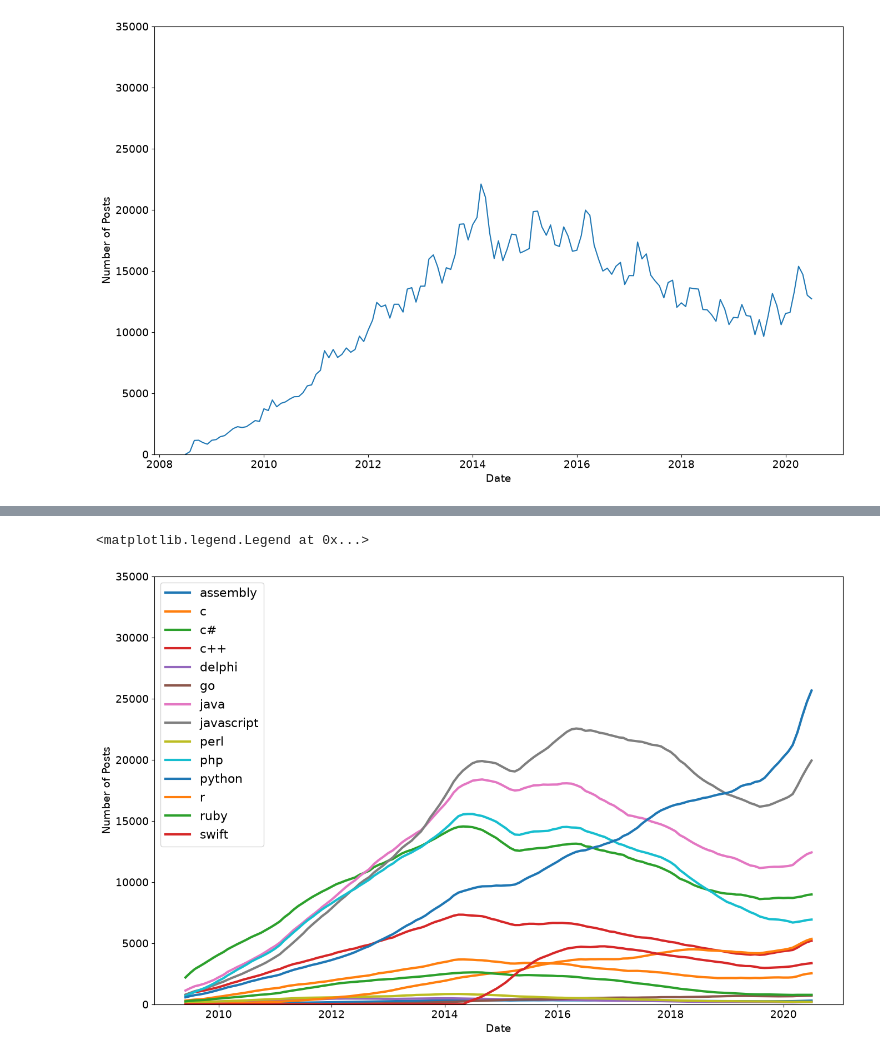
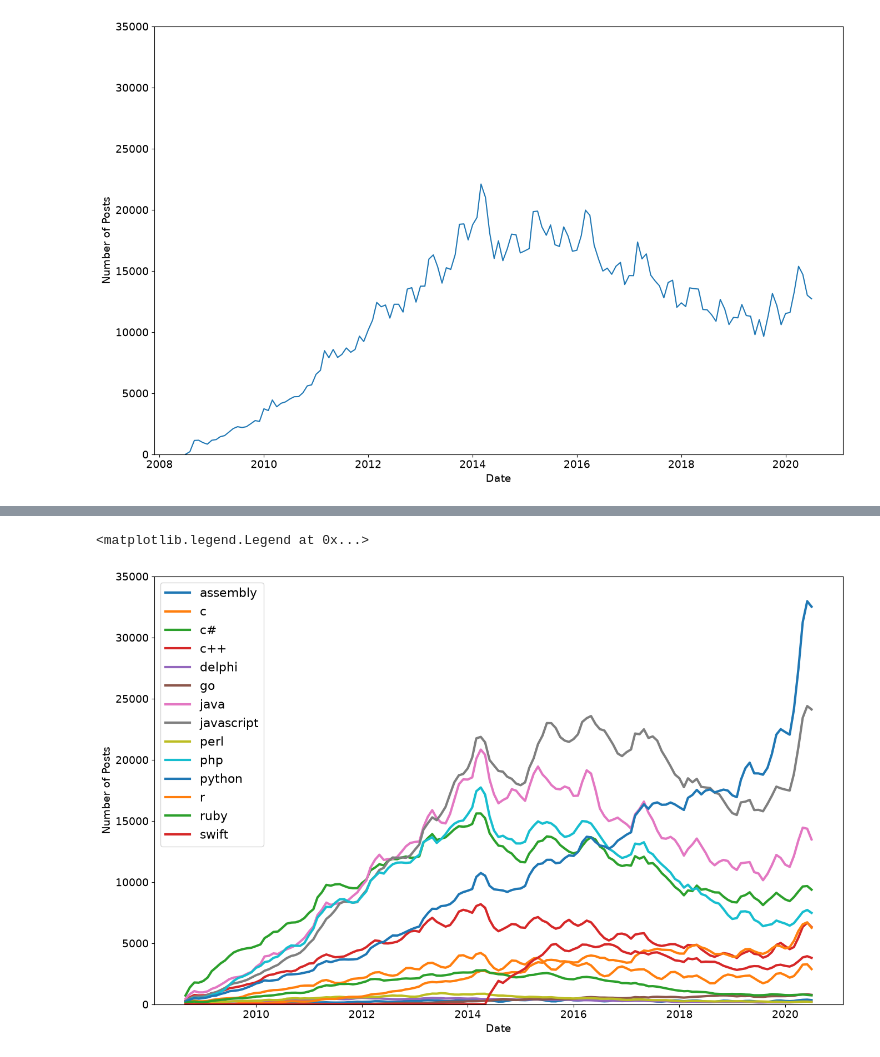
Before and after one commit to luisssSoto/100DifferentProjectsInPython, a Jupyter notebook: Day 73/main.ipynb, the cells around one changed output, grey strips where cells are left out. Saved outputs shown, nothing was run; the diff lists cells and outputs as text; code cells hidden in the pictures.

```diff
--- a/Day 73/main.ipynb
+++ b/Day 73/main.ipynb
@@ -193,8 +216,8 @@ dtype: int64
 # Instead, we want to substitute the number 0 for each NaN value in the DataFrame.
 # We can do this with the .fillna() method.
 
-reshaped.fillna(0, inplace=True)
-reshaped.count()
+reshaped_df.fillna(0, inplace=True)
+reshaped_df.count()
 # %% [output]
 TAG
 assembly      145
@@ -292,14 +274,0 @@ reshaped
-# %%
-# But wait, which language is which? It's really hard to make out without a legend that tells us which colour
-# corresponds to each language. Let's modify the plotting code to add a label for each line based on the column
-# name (and make the lines thicker at the same time using linewidth). Then let's add a legend to our chart:
-
-pyplot.figure(figsize=(16, 10))
-pyplot.xticks(fontsize=14)
-pyplot.yticks(fontsize=14)
-pyplot.xlabel('Date', fontsize=14)
-pyplot.ylabel('Number of Posts', fontsize=14)
-pyplot.ylim(0, 35000)
-for col in reshaped.columns:
-    pyplot.plot(reshaped.index, reshaped[col], linewidth=3, label=reshaped[col].name)
-pyplot.legend(fontsize=16)
@@ -309,19 +307,29 @@ pyplot.legend(fontsize=16)
 # %%
-# A useful technique to make a trend apparent is to smooth out the observations by taking an average.
-# By averaging say, 6 or 12 observations we can construct something called the rolling mean.
-# Essentially we calculate the average in a window of time and move it forward by one observation at a time.
+# Looking at our chart we see that time-series data can be quite noisy, with a lot of
+# up and down spikes. This can sometimes make it difficult to see what's going on.
+# A useful technique to make a trend apparent is to smooth out the observations
+# by taking an average. By averaging say, 6 or 12 observations we can construct
+# something called the rolling mean. Essentially we calculate the average in a
+# window of time and move it forward by one observation at a time.
 
-rolling_df = reshaped.rolling(window=12).mean()
+# 3 observations, change to 6 or 12 to play with it a little bit
+roll_df = reshaped_df.rolling(window=3).mean()
 
-pyplot.figure(figsize=(16, 10))
-pyplot.xticks(fontsize=14)
-pyplot.yticks(fontsize=14)
-pyplot.xlabel('Date', fontsize=14)
-pyplot.ylabel('Number of Posts', fontsize=14)
-pyplot.ylim(0, 35000)
-for col in rolling_df.columns:
-    pyplot.plot(rolling_df.index, rolling_df[col], linewidth=3, label=rolling_df[col].name)
-pyplot.legend(fontsize=16)
+plt.figure(figsize=(16, 10))
+plt.xticks(fontsize=14)
+plt.yticks(fontsize=14)
+
+plt.xlabel('Date', fontsize=14)
+plt.ylabel('Number of Posts', fontsize=14)
+plt.ylim(0, 35_000)
+
+for col in roll_df.columns:
+    plt.plot(roll_df.index,
+             roll_df[col],
+             linewidth=3,
+             label=roll_df[col].name)
+
+plt.legend(fontsize=16)
 # %% [output]
 <matplotlib.legend.Legend at 0x...>
-[figure, old version]
+[figure, new version]
```
Also changed, not shown: parts of 22 cells of this notebook, 1 other file.
